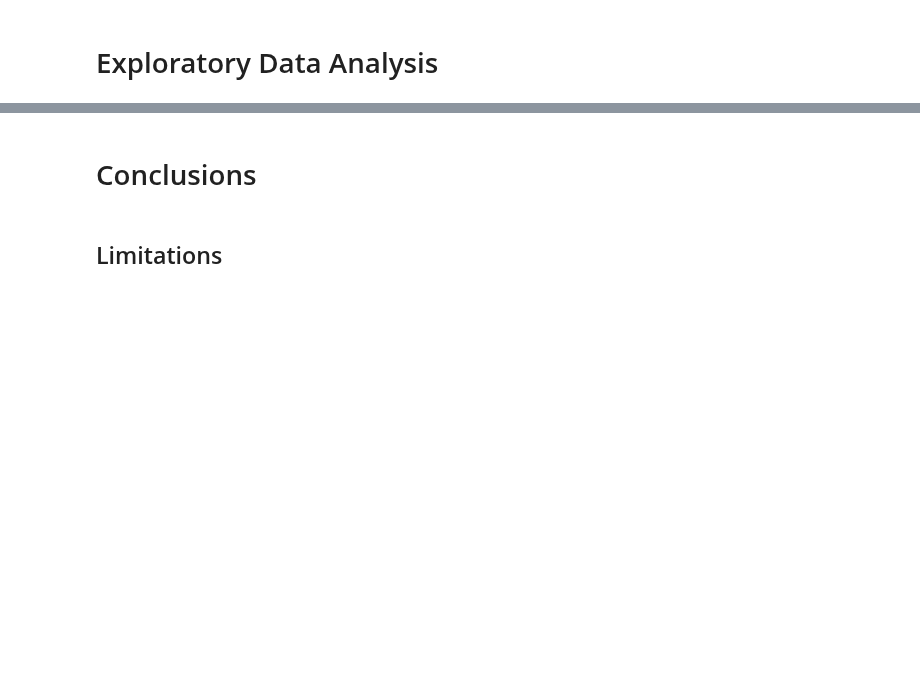
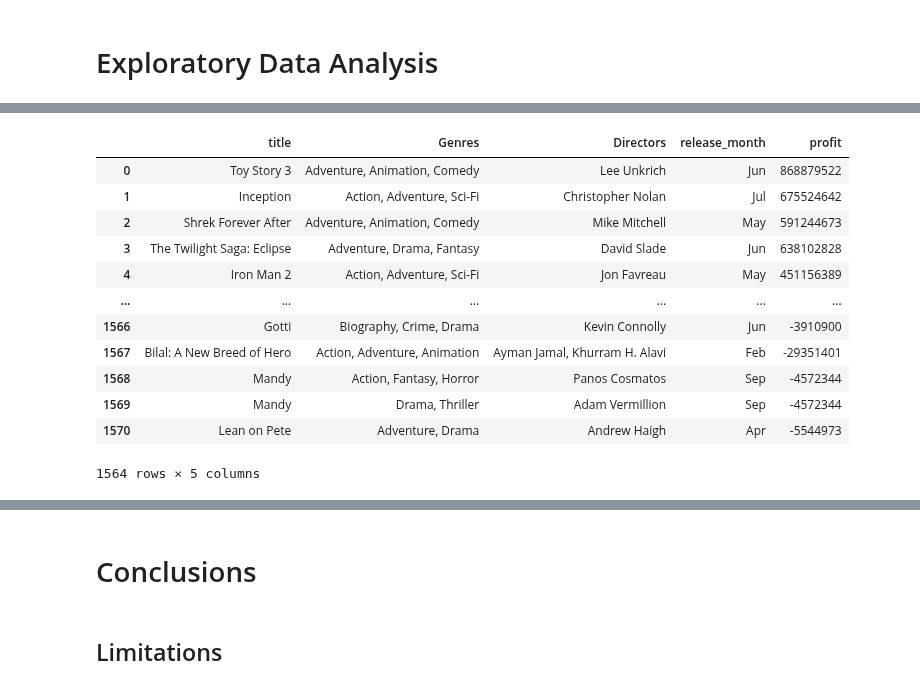
Before and after one commit to scarlettvalentin/movie_studio_project, a Jupyter notebook: notebook.ipynb, the cells around one changed output, grey strips where cells are left out. Saved outputs shown, nothing was run; the diff lists cells and outputs as text; code cells hidden in the pictures; blank space fills up the shorter version.

```diff
--- a/notebook.ipynb
+++ b/notebook.ipynb
@@ -515,0 +557,18 @@ memory usage: 12.4+ KB
+# %%
+movies_groupby_director = movies_data.groupby(by='Directors', group_keys=True)
+movies_groupby_director.head()
+# sns.barplot(data=movies_groupby_director, x='profit', y='Directors')
+# %% [output]
+|  | title | Genres | Directors | release_month | profit |
+| 0 | Toy Story 3 | Adventure, Animation, Comedy | Lee Unkrich | Jun | 868879522 |
+| 1 | Inception | Action, Adventure, Sci-Fi | Christopher Nolan | Jul | 675524642 |
+| 2 | Shrek Forever After | Adventure, Animation, Comedy | Mike Mitchell | May | 591244673 |
+| 3 | The Twilight Saga: Eclipse | Adventure, Drama, Fantasy | David Slade | Jun | 638102828 |
+| 4 | Iron Man 2 | Action, Adventure, Sci-Fi | Jon Favreau | May | 451156389 |
+| ... | ... | ... | ... | ... | ... |
+| 1566 | Gotti | Biography, Crime, Drama | Kevin Connolly | Jun | -3910900 |
+| 1567 | Bilal: A New Breed of Hero | Action, Adventure, Animation | Ayman Jamal, Khurram H. Alavi | Feb | -29351401 |
+| 1568 | Mandy | Action, Fantasy, Horror | Panos Cosmatos | Sep | -4572344 |
+| 1569 | Mandy | Drama, Thriller | Adam Vermillion | Sep | -4572344 |
+| 1570 | Lean on Pete | Adventure, Drama | Andrew Haigh | Apr | -5544973 |
+1564 rows × 5 columns
```
Also changed, not shown: parts of 14 cells of this notebook.
